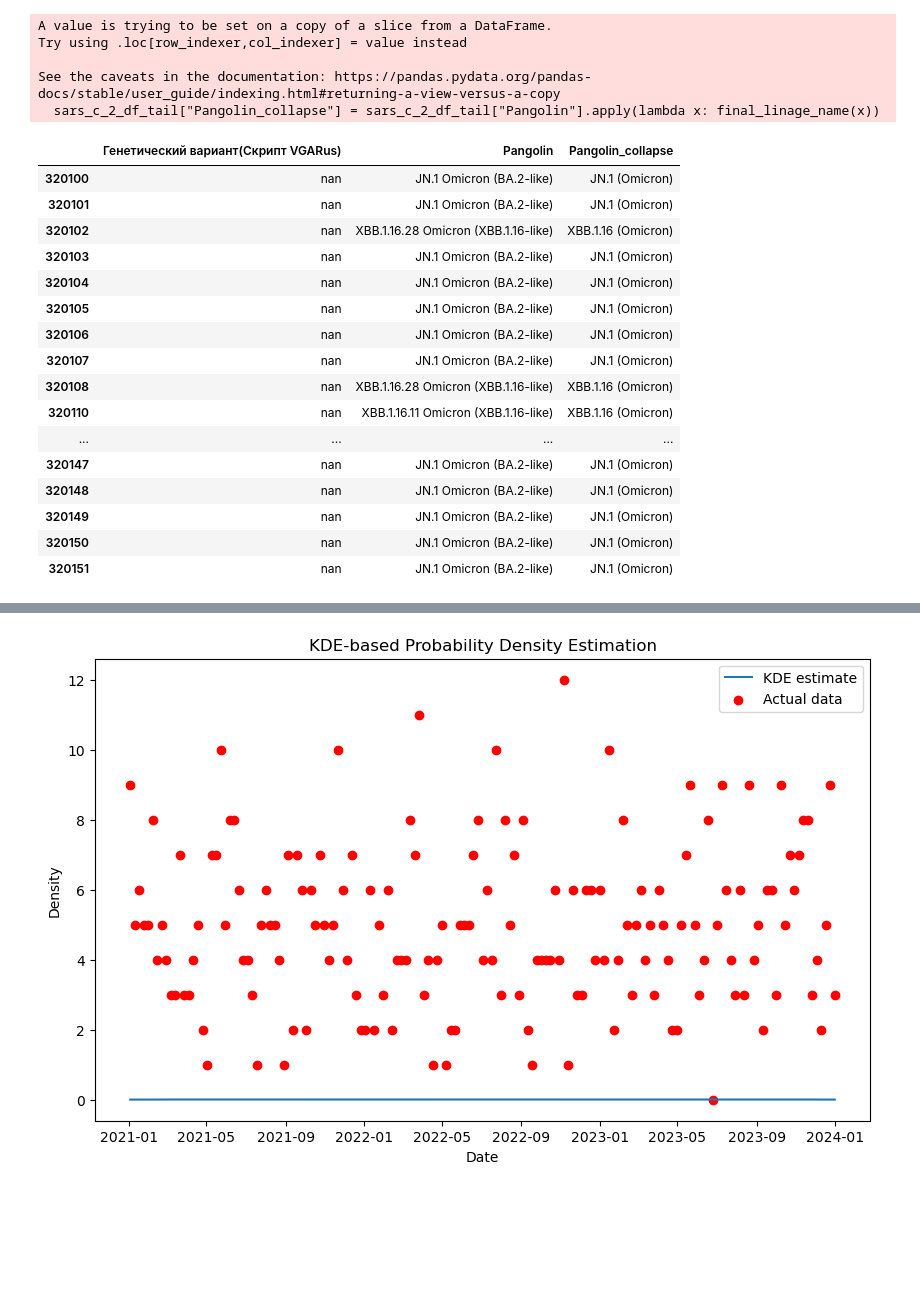
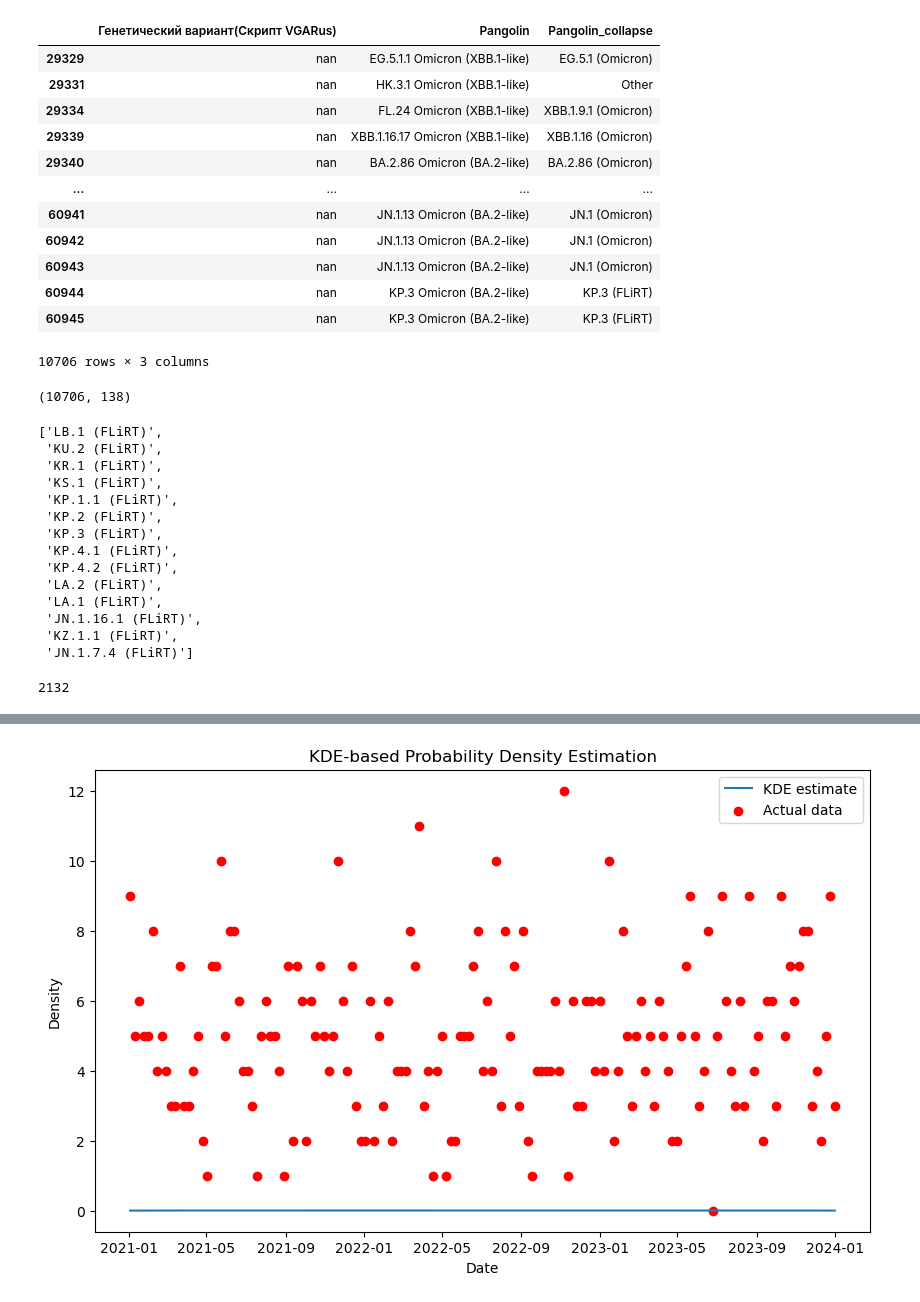
Before and after one commit to magletdinov/lineages-website-fork, a Jupyter notebook: collapse_pangolin_names/short_version.ipynb, the cells around one changed output, grey strips where cells are left out. Saved outputs shown, nothing was run; the diff lists cells and outputs as text; code cells hidden in the pictures; blank space fills up the shorter version.

```diff
--- a/collapse_pangolin_names/short_version.ipynb
+++ b/collapse_pangolin_names/short_version.ipynb
@@ -137,4 +190,4 @@ Wall time: 5min 23s
 # %%
-df = df[df["Валидность"] == "Валидный"]
+df_2024 = df_2024[df_2024["Валидность"] == "Валидный"]
 # %%
-df[["Генетический вариант(Скрипт VGARus)", "Pangolin"]] = df[["Генетический вариант(Скрипт VGARus)", "Pangolin"]].astype(str)
+df_2024[["Генетический вариант(Скрипт VGARus)", "Pangolin"]] = df_2024[["Генетический вариант(Скрипт VGARus)", "Pangolin"]].astype(str)
@@ -147,33 +194,27 @@ See the caveats in the documentation: https://pandas.pydata.org/pandas-docs/stab
 # %%
-mask = df["Pangolin"].isin(["nan"])
-df = df[~mask]
+mask = df_2024["Pangolin"].isin(["nan"])
+df_2024 = df_2024[~mask]
 # %%
 sars_c_2_df_tail = df.tail(50)
 # %%
-sars_c_2_df_tail["Pangolin_collapse"] = sars_c_2_df_tail["Pangolin"].apply(lambda x: final_linage_name(x))
+df_2024["Pangolin_collapse"] = df_2024["Pangolin"].apply(lambda x: final_linage_name(x))
-# %% [output]
-A value is trying to be set on a copy of a slice from a DataFrame.
-Try using .loc[row_indexer,col_indexer] = value instead
-
-See the caveats in the documentation: https://pandas.pydata.org/pandas-docs/stable/user_guide/indexing.html#returning-a-view-versus-a-copy
-  sars_c_2_df_tail["Pangolin_collapse"] = sars_c_2_df_tail["Pangolin"].apply(lambda x: final_linage_name(x))
 # %%
-sars_c_2_df_tail[["Генетический вариант(Скрипт VGARus)", "Pangolin", "Pangolin_collapse"]]
+df_2024[["Генетический вариант(Скрипт VGARus)", "Pangolin", "Pangolin_collapse"]]
 # %% [output]
 |  | Генетический вариант(Скрипт VGARus) | Pangolin | Pangolin_collapse |
-| 320100 | nan | JN.1 Omicron (BA.2-like) | JN.1 (Omicron) |
-| 320101 | nan | JN.1 Omicron (BA.2-like) | JN.1 (Omicron) |
-| 320102 | nan | XBB.1.16.28 Omicron (XBB.1.16-like) | XBB.1.16 (Omicron) |
-| 320103 | nan | JN.1 Omicron (BA.2-like) | JN.1 (Omicron) |
-| 320104 | nan | JN.1 Omicron (BA.2-like) | JN.1 (Omicron) |
-| 320105 | nan | JN.1 Omicron (BA.2-like) | JN.1 (Omicron) |
-| 320106 | nan | JN.1 Omicron (BA.2-like) | JN.1 (Omicron) |
-| 320107 | nan | JN.1 Omicron (BA.2-like) | JN.1 (Omicron) |
-| 320108 | nan | XBB.1.16.28 Omicron (XBB.1.16-like) | XBB.1.16 (Omicron) |
-| 320110 | nan | XBB.1.16.11 Omicron (XBB.1.16-like) | XBB.1.16 (Omicron) |
+| 29329 | nan | EG.5.1.1 Omicron (XBB.1-like) | EG.5.1 (Omicron) |
+| 29331 | nan | HK.3.1 Omicron (XBB.1-like) | Other |
+| 29334 | nan | FL.24 Omicron (XBB.1-like) | XBB.1.9.1 (Omicron) |
+| 29339 | nan | XBB.1.16.17 Omicron (XBB.1-like) | XBB.1.16 (Omicron) |
+| 29340 | nan | BA.2.86 Omicron (BA.2-like) | BA.2.86 (Omicron) |
 | ... | ... | ... | ... |
-| 320147 | nan | JN.1 Omicron (BA.2-like) | JN.1 (Omicron) |
-| 320148 | nan | JN.1 Omicron (BA.2-like) | JN.1 (Omicron) |
-| 320149 | nan | JN.1 Omicron (BA.2-like) | JN.1 (Omicron) |
-| 320150 | nan | JN.1 Omicron (BA.2-like) | JN.1 (Omicron) |
-| 320151 | nan | JN.1 Omicron (BA.2-like) | JN.1 (Omicron) |
+| 60941 | nan | JN.1.13 Omicron (BA.2-like) | JN.1 (Omicron) |
+| 60942 | nan | JN.1.13 Omicron (BA.2-like) | JN.1 (Omicron) |
+| 60943 | nan | JN.1.13 Omicron (BA.2-like) | JN.1 (Omicron) |
+| 60944 | nan | KP.3 Omicron (BA.2-like) | KP.3 (FLiRT) |
+| 60945 | nan | KP.3 Omicron (BA.2-like) | KP.3 (FLiRT) |
+10706 rows × 3 columns
+# %%
+df_2024.shape
+# %% [output]
+(10706, 138)
@@ -179,0 +236,22 @@ sars_c_2_df_tail[["Генетический вариант(Скрипт VGARus)"
+# %%
+list(a.values())
+# %% [output]
+['LB.1 (FLiRT)',
+ 'KU.2 (FLiRT)',
+ 'KR.1 (FLiRT)',
+ 'KS.1 (FLiRT)',
+ 'KP.1.1 (FLiRT)',
+ 'KP.2 (FLiRT)',
+ 'KP.3 (FLiRT)',
+ 'KP.4.1 (FLiRT)',
+ 'KP.4.2 (FLiRT)',
+ 'LA.2 (FLiRT)',
+ 'LA.1 (FLiRT)',
+ 'JN.1.16.1 (FLiRT)',
+ 'KZ.1.1 (FLiRT)',
+ 'JN.1.7.4 (FLiRT)']
+# %%
+mask = df_2024["Pangolin_collapse"].isin(list(a.values()))
+mask.sum()
+# %% [output]
+2132
```
Also changed, not shown: parts of 14 cells of this notebook, 6 other files.
